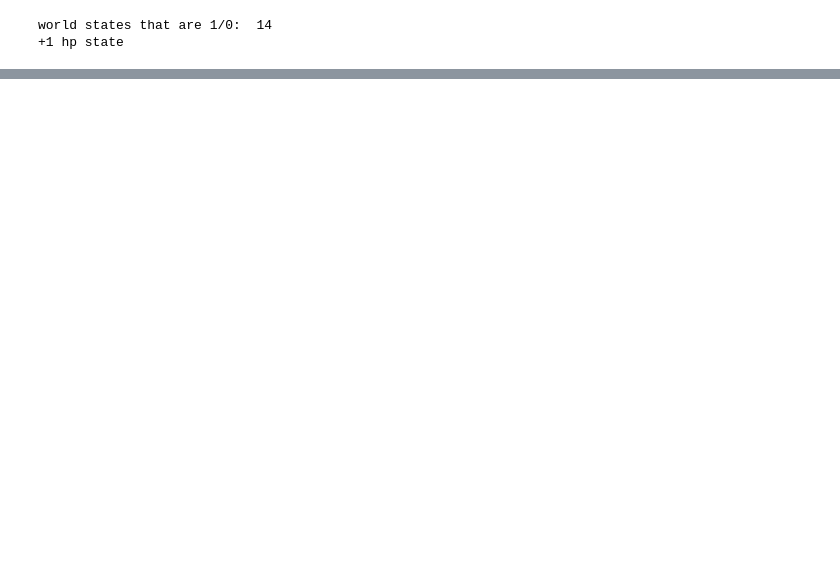
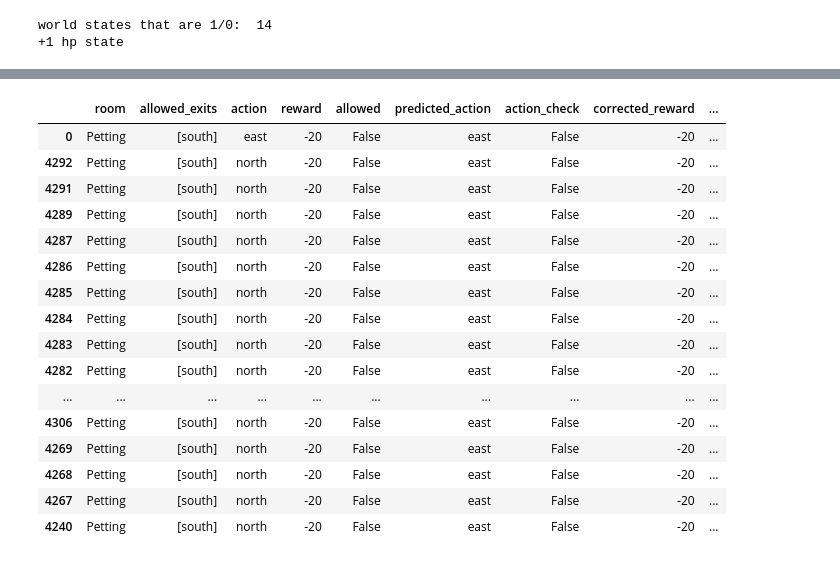
Before and after one commit to adrad/adrad.github.io, a Jupyter notebook: robot/memoryviewer.ipynb, the cells around one changed output, grey strips where cells are left out. Drawn from its saved outputs; the diff is of its cells as text; code cells hidden in the pictures; blank space fills up the shorter version.

```diff
--- a/robot/memoryviewer.ipynb
+++ b/robot/memoryviewer.ipynb
@@ -37,0 +349,11 @@ def parse_state(state,statedictlist):
+# %%
+mdf['predicted_action']=memorydf.apply(lambda x:
+                                            get_action_from_model(x['state'], model), axis=1)
+# %%
+mdf['action_check'] = mdf.apply(lambda x:
+                                            check_action(x['allowed_exits'],x['action']), axis=1)
+# %%
+mdf['corrected_reward'] = mdf.apply(lambda x: update_reward(x['action_check']),axis=1)
+# %%
+mdf['predicted_action_check'] = mdf.apply(lambda x:
+                                            check_action(x['allowed_exits'],x['predicted_action']), axis=1)
@@ -37,0 +362,20 @@ def parse_state(state,statedictlist):
+# %%
+mdf.sort_values('action_check',ascending=True).iloc[0:50]
+# %% [output]
+|  | room | allowed_exits | action | reward | allowed | predicted_action | action_check | corrected_reward | ... |
+| 0 | Petting | [south] | east | -20 | False | east | False | -20 | ... |
+| 4292 | Petting | [south] | north | -20 | False | east | False | -20 | ... |
+| 4291 | Petting | [south] | north | -20 | False | east | False | -20 | ... |
+| 4289 | Petting | [south] | north | -20 | False | east | False | -20 | ... |
+| 4287 | Petting | [south] | north | -20 | False | east | False | -20 | ... |
+| 4286 | Petting | [south] | north | -20 | False | east | False | -20 | ... |
+| 4285 | Petting | [south] | north | -20 | False | east | False | -20 | ... |
+| 4284 | Petting | [south] | north | -20 | False | east | False | -20 | ... |
+| 4283 | Petting | [south] | north | -20 | False | east | False | -20 | ... |
+| 4282 | Petting | [south] | north | -20 | False | east | False | -20 | ... |
+| ... | ... | ... | ... | ... | ... | ... | ... | ... | ... |
+| 4306 | Petting | [south] | north | -20 | False | east | False | -20 | ... |
+| 4269 | Petting | [south] | north | -20 | False | east | False | -20 | ... |
+| 4268 | Petting | [south] | north | -20 | False | east | False | -20 | ... |
+| 4267 | Petting | [south] | north | -20 | False | east | False | -20 | ... |
+| 4240 | Petting | [south] | north | -20 | False | east | False | -20 | ... |
```
Also changed, not shown: parts of 70 cells of this notebook, 33 other files.
